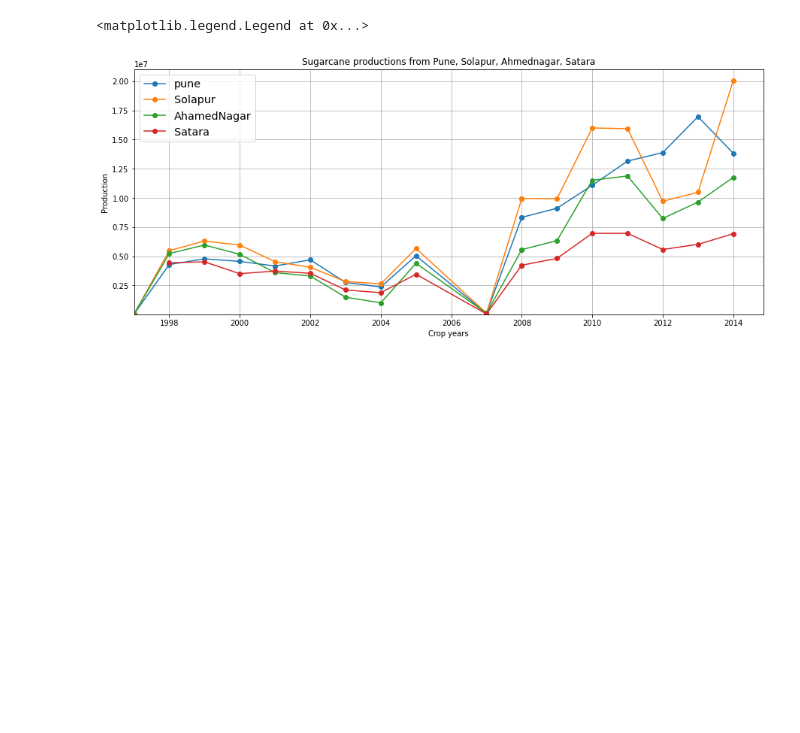
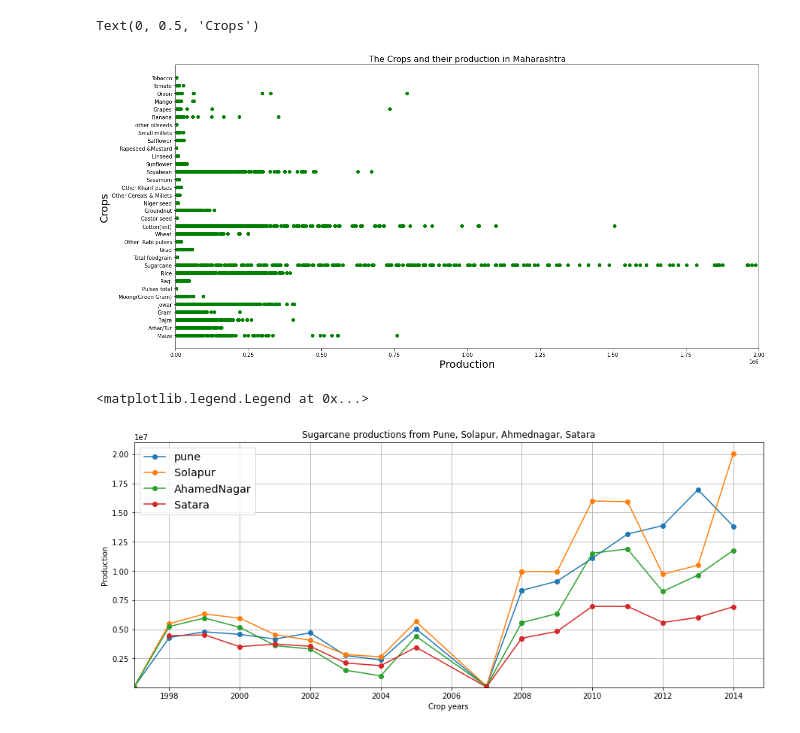
Before and after one commit to sanket9921/Graphs-of-Crops-and-their-poduction, a Jupyter notebook: Agriculture.ipynb, the cells around one changed output. Cells and saved outputs as stored; diff of their text form; code cells hidden in the pictures; blank space fills up the shorter version.

```diff
--- a/Agriculture.ipynb
+++ b/Agriculture.ipynb
@@ -12,6 +12,19 @@ df.head()
 | 2 | Andaman and Nicobar Islands | NICOBARS | 2000 | Kharif | Rice | 102.0 | 321.0 |
 | 3 | Andaman and Nicobar Islands | NICOBARS | 2000 | Whole Year | Banana | 176.0 | 641.0 |
 | 4 | Andaman and Nicobar Islands | NICOBARS | 2000 | Whole Year | Cashewnut | 720.0 | 165.0 |
+# %%
+maharashtra = df.groupby('State_Name').get_group('Maharashtra')
+# %%
+
+plt.figure(figsize=(20,10))
+plt.scatter(maharashtra['Production'].fillna(1),maharashtra.Crop,color = 'green')
+plt.xlim(0 ,2000000)
+plt.title('The Crops and their production in Maharashtra',fontsize=16)
+plt.xlabel('Production',fontsize=20)
+plt.ylabel('Crops',fontsize=20)
+# %% [output]
+Text(0, 0.5, 'Crops')
+[figure, added]
 # %%
 PUNE = df.groupby('District_Name').get_group('PUNE')
 SOLAPUR = df.groupby('District_Name').get_group('SOLAPUR')
```
Also changed, not shown: parts of 3 cells of this notebook.
